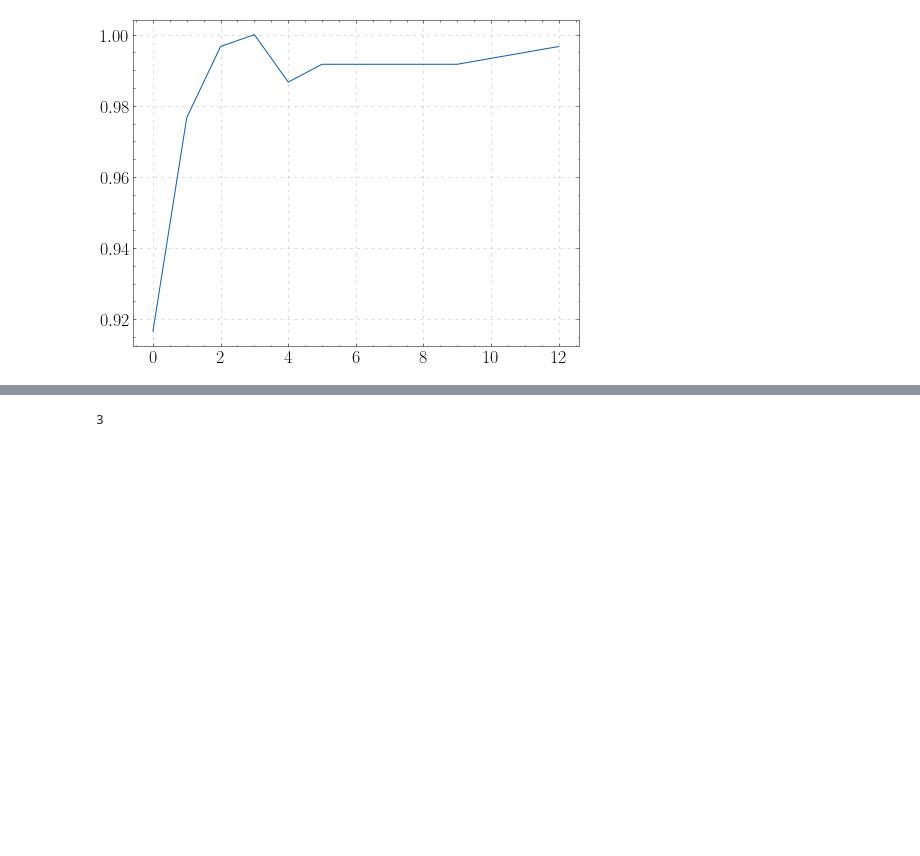
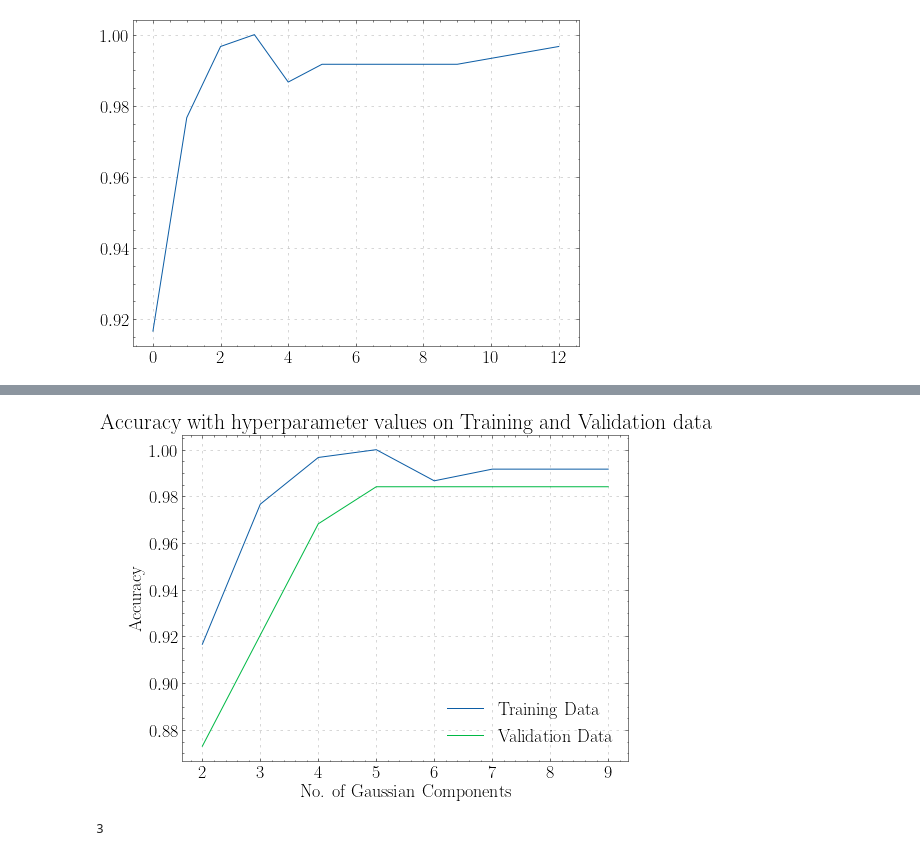
Before and after one commit to sowmyamanojna/CS5691-PRML-Assignments, a Jupyter notebook: assignment2/codes/Assignment2.ipynb, the cells around one changed output, grey strips where cells are left out. Drawn from its saved outputs; the diff is of its cells as text; code cells hidden in the pictures; blank space fills up the shorter version.

```diff
--- a/assignment2/codes/Assignment2.ipynb
+++ b/assignment2/codes/Assignment2.ipynb
@@ -253,3 +787,14 @@ plt.plot(acc_cv)
+# %%
+plt.plot(q,acc_train,label = "Training Data")
+plt.plot(q,acc_cv,label = "Validation Data")
+plt.xlabel("No. of Gaussian Components")
+plt.ylabel("Accuracy")
+plt.title("Accuracy with hyperparameter values on Training and Validation data")
+plt.legend()
+plt.savefig("acc_1b.png")
+plt.show()
+# %% [output]
+[figure, added]
 # %%
 acc_cv.index(max(acc_cv))
 # %% [output]
```
Also changed, not shown: parts of 32 cells of this notebook, 1 other file.
